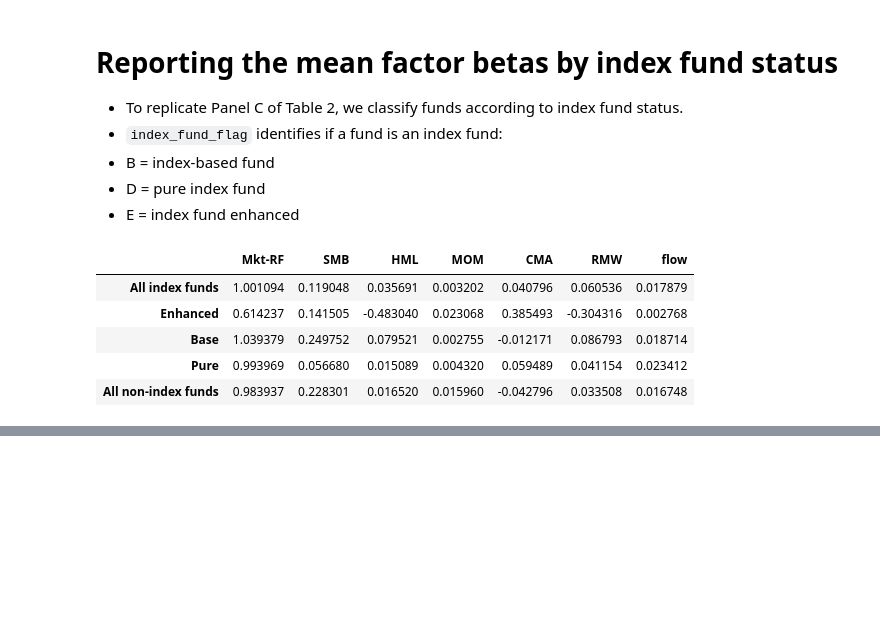
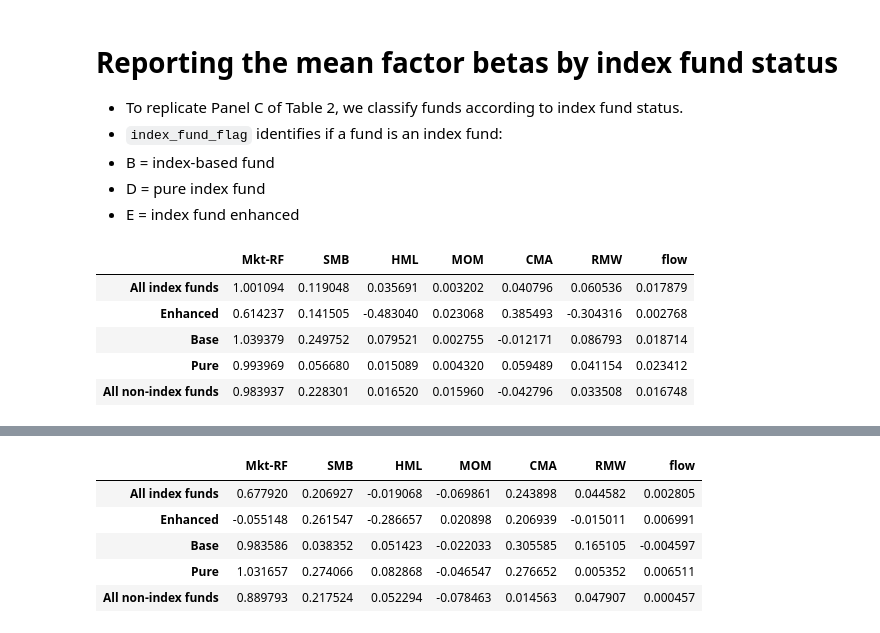
Before and after one commit to jonathan-cai-chicago/factor_demand, a Jupyter notebook: src/03_fama_french.ipynb, the cells around one changed output, grey strips where cells are left out. Cells and saved outputs as stored; diff of their text form; code cells hidden in the pictures; blank space fills up the shorter version.

```diff
--- a/src/03_fama_french.ipynb
+++ b/src/03_fama_french.ipynb
@@ -215,0 +285,22 @@ panelC
+# %%
+df_index = df_reg[df_reg['index_fund_flag'].astype(str).str.contains('D|B|E', case=False, regex=True)]
+df_enhanced = df_reg[df_reg['index_fund_flag'].astype(str).str.contains('E', case=False, regex=True)]
+df_base = df_reg[df_reg['index_fund_flag'].astype(str).str.contains('B', case=False, regex=True)]
+df_pure = df_reg[df_reg['index_fund_flag'].astype(str).str.contains('D', case=False, regex=True)]
+df_non_index = df_reg[~df_reg['index_fund_flag'].astype(str).str.contains('D|B|E', case=False, regex=True)]
+
+index_pre = regression(df_index)
+enhanced_pre = regression(df_enhanced)
+base_pre = regression(df_base)
+pure_pre = regression(df_pure)
+non_index_pre = regression(df_non_index)
+panelC_pre = pd.DataFrame({'All index funds': index_pre.mean(), 'Enhanced': enhanced_pre.mean(), 'Base': base_pre.mean(),
+              'Pure': pure_pre.mean(), 'All non-index funds': non_index_pre.mean()}).T
+panelC_pre
+# %% [output]
+|  | Mkt-RF | SMB | HML | MOM | CMA | RMW | flow |
+| All index funds | 0.677920 | 0.206927 | -0.019068 | -0.069861 | 0.243898 | 0.044582 | 0.002805 |
+| Enhanced | -0.055148 | 0.261547 | -0.286657 | 0.020898 | 0.206939 | -0.015011 | 0.006991 |
+| Base | 0.983586 | 0.038352 | 0.051423 | -0.022033 | 0.305585 | 0.165105 | -0.004597 |
+| Pure | 1.031657 | 0.274066 | 0.082868 | -0.046547 | 0.276652 | 0.005352 | 0.006511 |
+| All non-index funds | 0.889793 | 0.217524 | 0.052294 | -0.078463 | 0.014563 | 0.047907 | 0.000457 |
```
Also changed, not shown: parts of 6 cells of this notebook, 1 other file.
